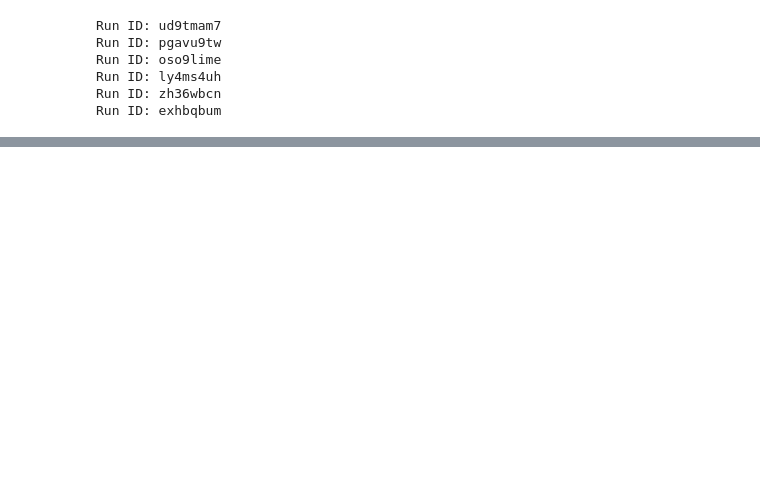
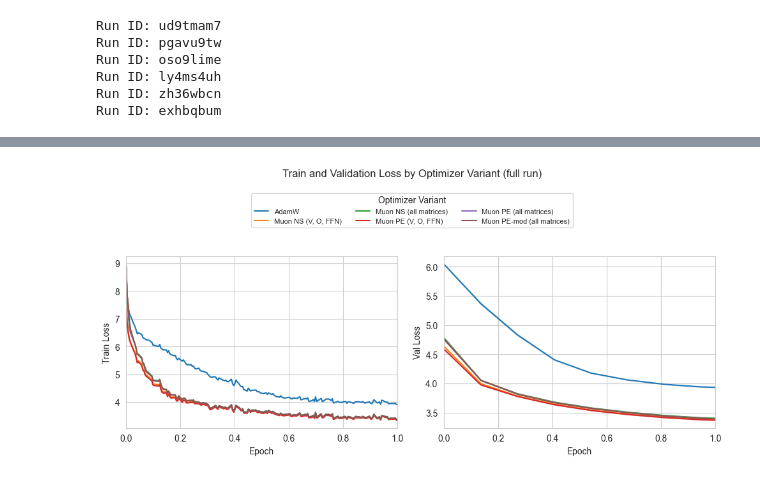
Before and after one commit to nraultwang/cs182-project, a Jupyter notebook: plotting/main.ipynb, the cells around one changed output, grey strips where cells are left out. Cells and saved outputs as stored; diff of their text form; code cells hidden in the pictures; blank space fills up the shorter version.

```diff
--- a/plotting/main.ipynb
+++ b/plotting/main.ipynb
@@ -334,0 +754,3 @@ Plot Saved.
+# %%
+plot_all_variants_from_sweeps(epoch_max=1.0)
+# %% [output]
@@ -334,0 +759 @@ Plot Saved.
+[figure, added]
```
Also changed, not shown: parts of 16 cells of this notebook, 2 other files.
